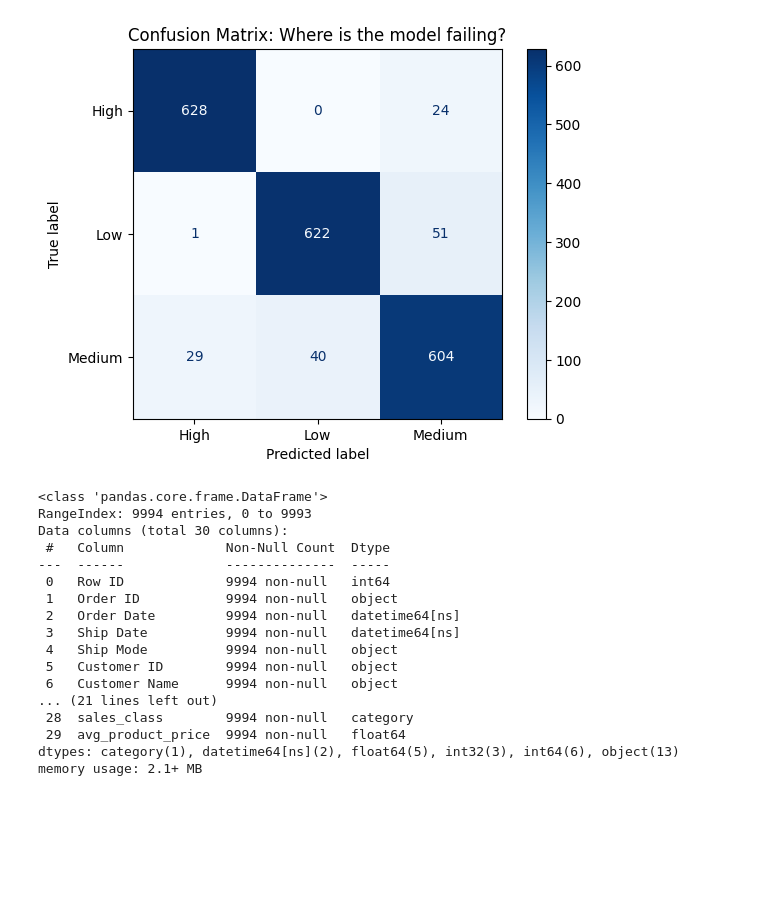
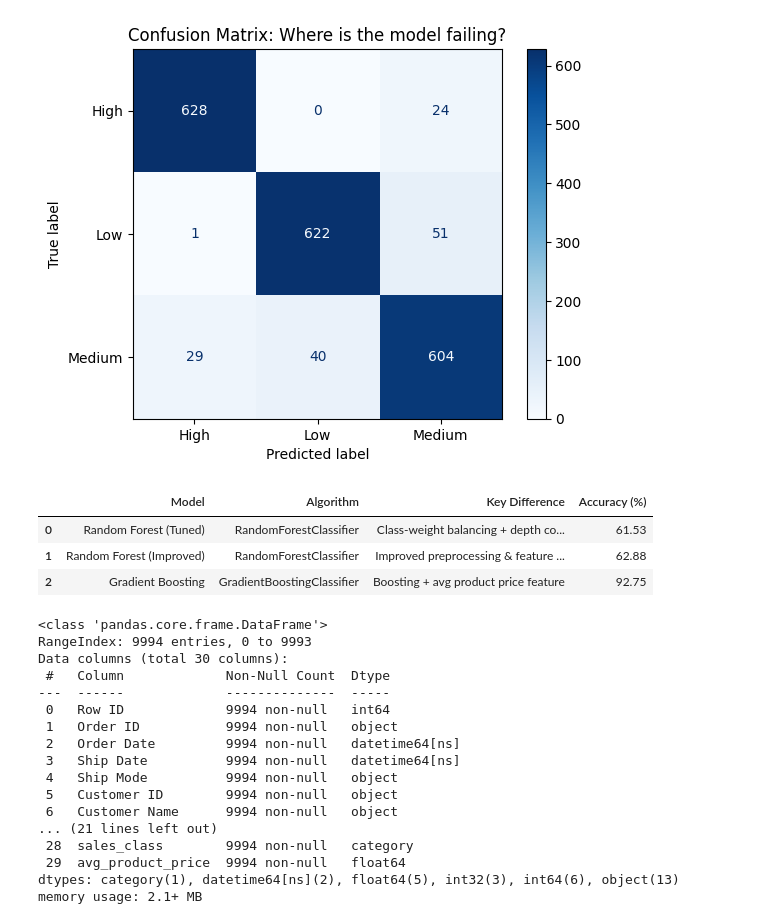
Before and after one commit to pnistha11/retailinsights360, a Jupyter notebook: RetailInsights360.ipynb, the cells around one changed output. Drawn from its saved outputs; the diff is of its cells as text; code cells hidden in the pictures; blank space fills up the shorter version.

```diff
--- a/RetailInsights360.ipynb
+++ b/RetailInsights360.ipynb
@@ -463,8 +463,8 @@ weighted avg       0.61      0.62      0.61      1999
 # %%
 from sklearn.metrics import accuracy_score
 y_pred = model.predict(X_test)
-accuracy = accuracy_score(y_test, y_pred)
-print("Accuracy:", accuracy * 100)
+accuracy_rf1 = accuracy_score(y_test, y_pred)
+print("Accuracy:", accuracy_rf1 * 100)
 # %% [output]
 Accuracy: 61.53076538269134
 # %% [markdown]
@@ -523,6 +523,8 @@ y_pred = model.predict(X_test)
 
 # 6. Evaluate
 print(f"Improved Accuracy: {accuracy_score(y_test, y_pred):.2f}")
+# Random Forest (Improved)
+accuracy_rf2 = accuracy_score(y_test, y_pred)
 print(classification_report(y_test, y_pred))
 # %% [output]
 Improved Accuracy: 0.63
@@ -578,7 +580,8 @@ gb_model = Pipeline(steps=[
 
 gb_model.fit(X_train, y_train)
 y_pred = gb_model.predict(X_test)
-
+# Gradient Boosting
+accuracy_gb = accuracy_score(y_test, y_pred)
 # 5. Visual Evaluation
 print(f"New Accuracy: {accuracy_score(y_test, y_pred):.2f}")
 ConfusionMatrixDisplay.from_estimator(gb_model, X_test, y_test, cmap='Blues')
@@ -587,6 +590,38 @@ plt.show()
 # %% [output]
 New Accuracy: 0.93
 [figure]
+# %%
+import pandas as pd
+
+results = pd.DataFrame({
+    "Model": [
+        "Random Forest (Tuned)",
+        "Random Forest (Improved)",
+        "Gradient Boosting"
+    ],
+    "Algorithm": [
+        "RandomForestClassifier",
+        "RandomForestClassifier",
+        "GradientBoostingClassifier"
+    ],
+    "Key Difference": [
+        "Class-weight balancing + depth control",
+        "Improved preprocessing & feature selection",
+        "Boosting + avg product price feature"
+    ],
+    "Accuracy (%)": [
+        round(accuracy_rf1 * 100, 2),
+        round(accuracy_rf2 * 100, 2),
+        round(accuracy_gb * 100, 2)
+    ]
+})
+
+results
+# %% [output]
+|  | Model | Algorithm | Key Difference | Accuracy (%) |
+| 0 | Random Forest (Tuned) | RandomForestClassifier | Class-weight balancing + depth co... | 61.53 |
+| 1 | Random Forest (Improved) | RandomForestClassifier | Improved preprocessing & feature ... | 62.88 |
+| 2 | Gradient Boosting | GradientBoostingClassifier | Boosting + avg product price feature | 92.75 |
 # %%
 df.info()
 # %% [output]
```
Also changed, not shown: parts of 10 cells of this notebook.
